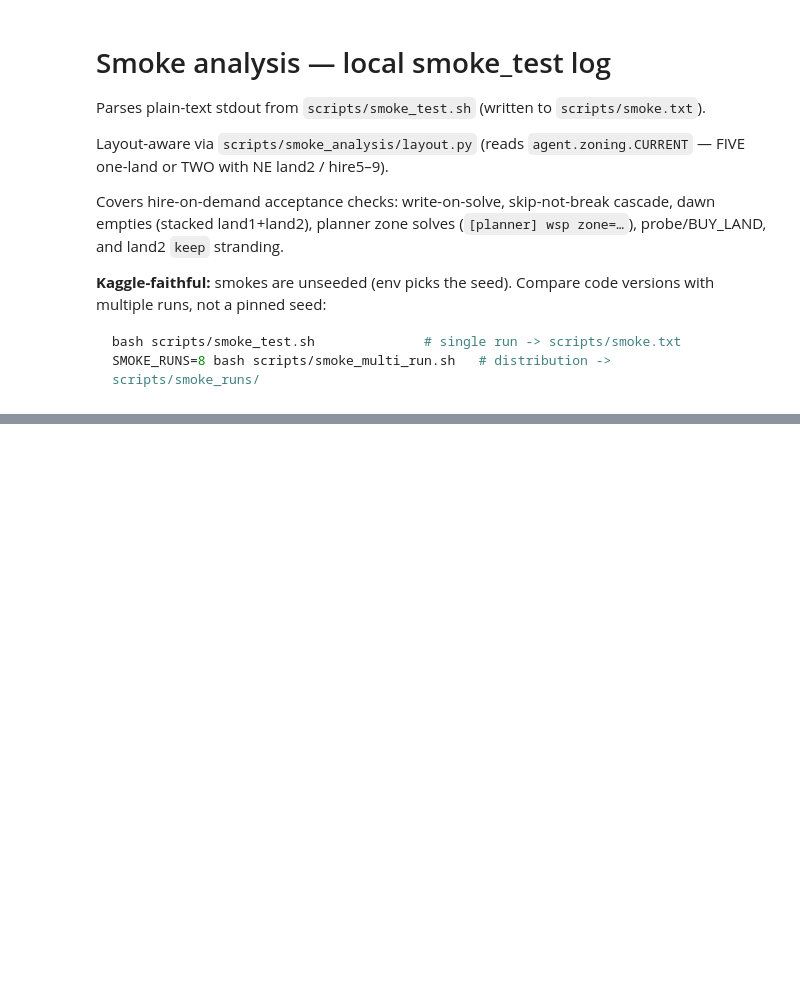
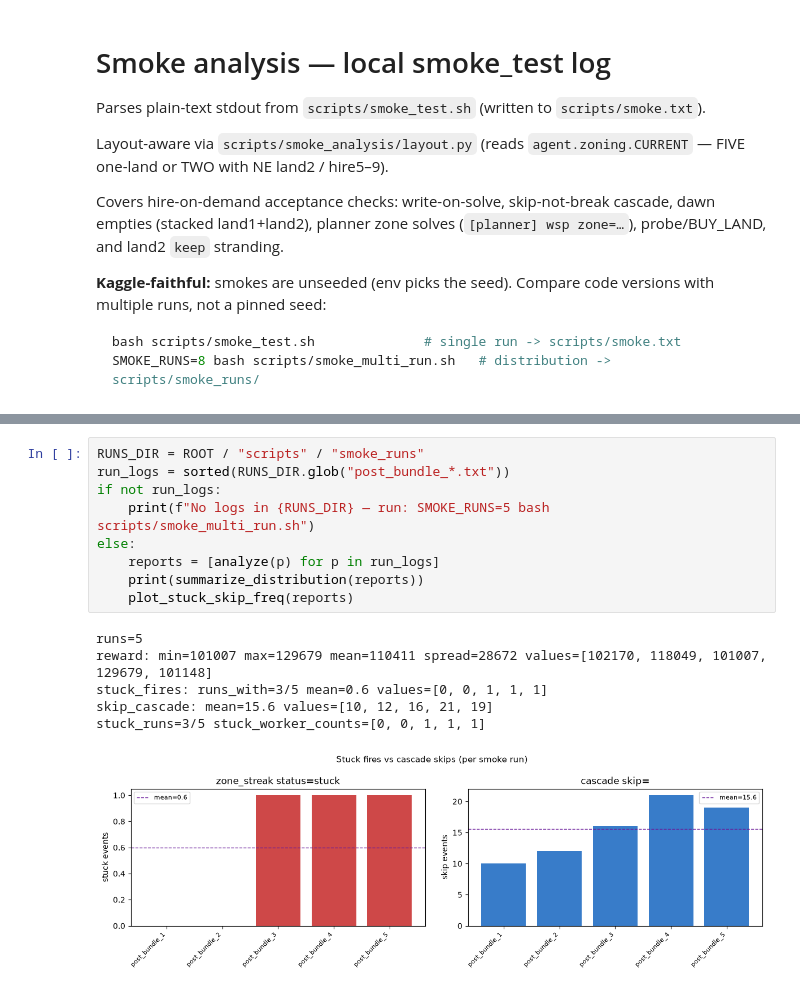
Before and after one commit to vlainic/kaggriculture, a Jupyter notebook: experiments/smoke_analysis.ipynb, the cells around one changed output, grey strips where cells are left out. Drawn from its saved outputs; the diff is of its cells as text; blank space fills up the shorter version.

```diff
--- a/experiments/smoke_analysis.ipynb
+++ b/experiments/smoke_analysis.ipynb
@@ -77,0 +99,16 @@ plot_worker_actions(report)
+# %%
+RUNS_DIR = ROOT / "scripts" / "smoke_runs"
+run_logs = sorted(RUNS_DIR.glob("post_bundle_*.txt"))
+if not run_logs:
+    print(f"No logs in {RUNS_DIR} — run: SMOKE_RUNS=5 bash scripts/smoke_multi_run.sh")
+else:
+    reports = [analyze(p) for p in run_logs]
+    print(summarize_distribution(reports))
+    plot_stuck_skip_freq(reports)
+# %% [output]
+runs=5
+reward: min=101007 max=129679 mean=110411 spread=28672 values=[102170, 118049, 101007, 129679, 101148]
+stuck_fires: runs_with=3/5 mean=0.6 values=[0, 0, 1, 1, 1]
+skip_cascade: mean=15.6 values=[10, 12, 16, 21, 19]
+stuck_runs=3/5 stuck_worker_counts=[0, 0, 1, 1, 1]
+[figure, added]
```
Also changed, not shown: parts of 10 cells of this notebook, 19 other files.
